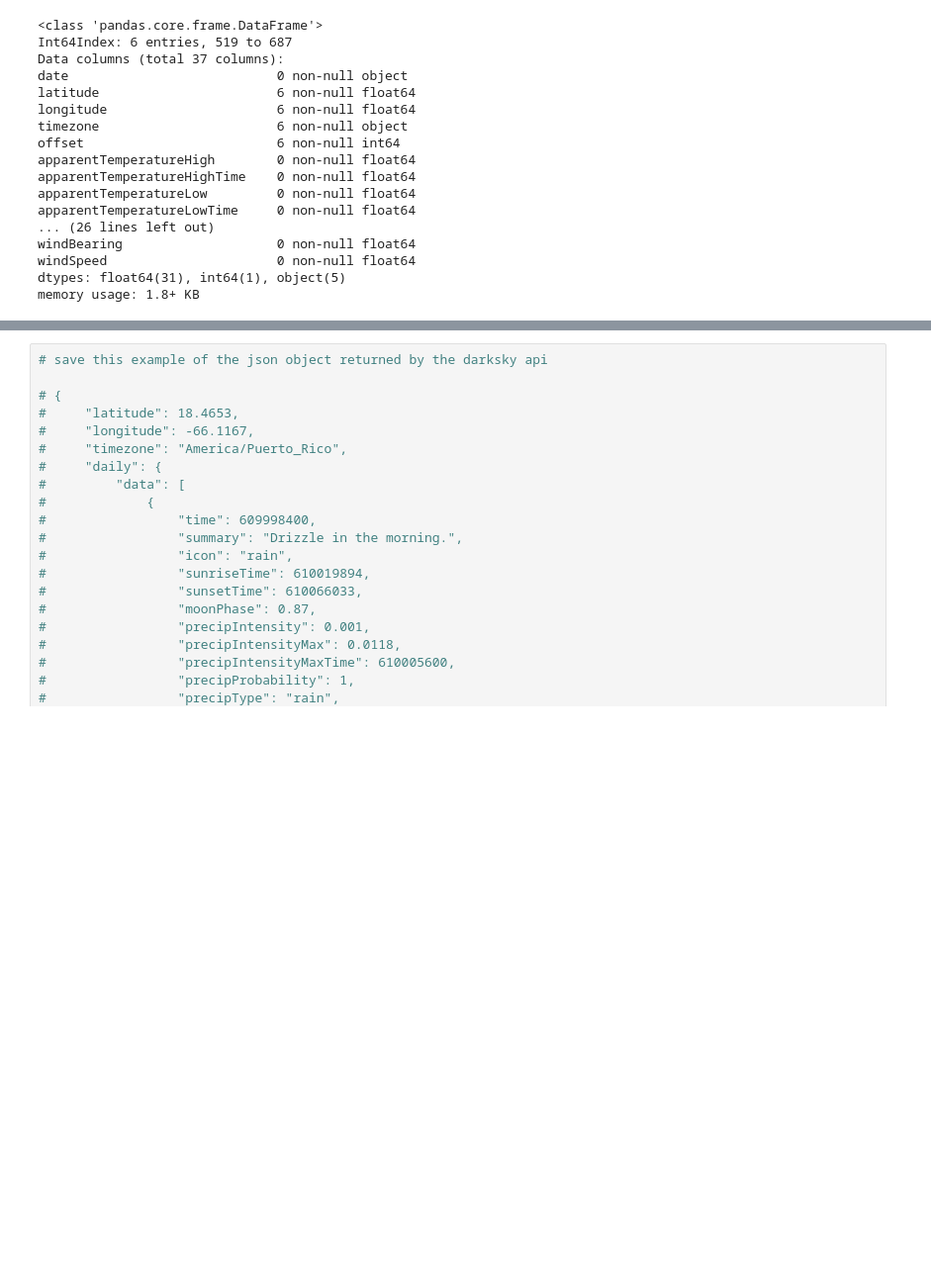
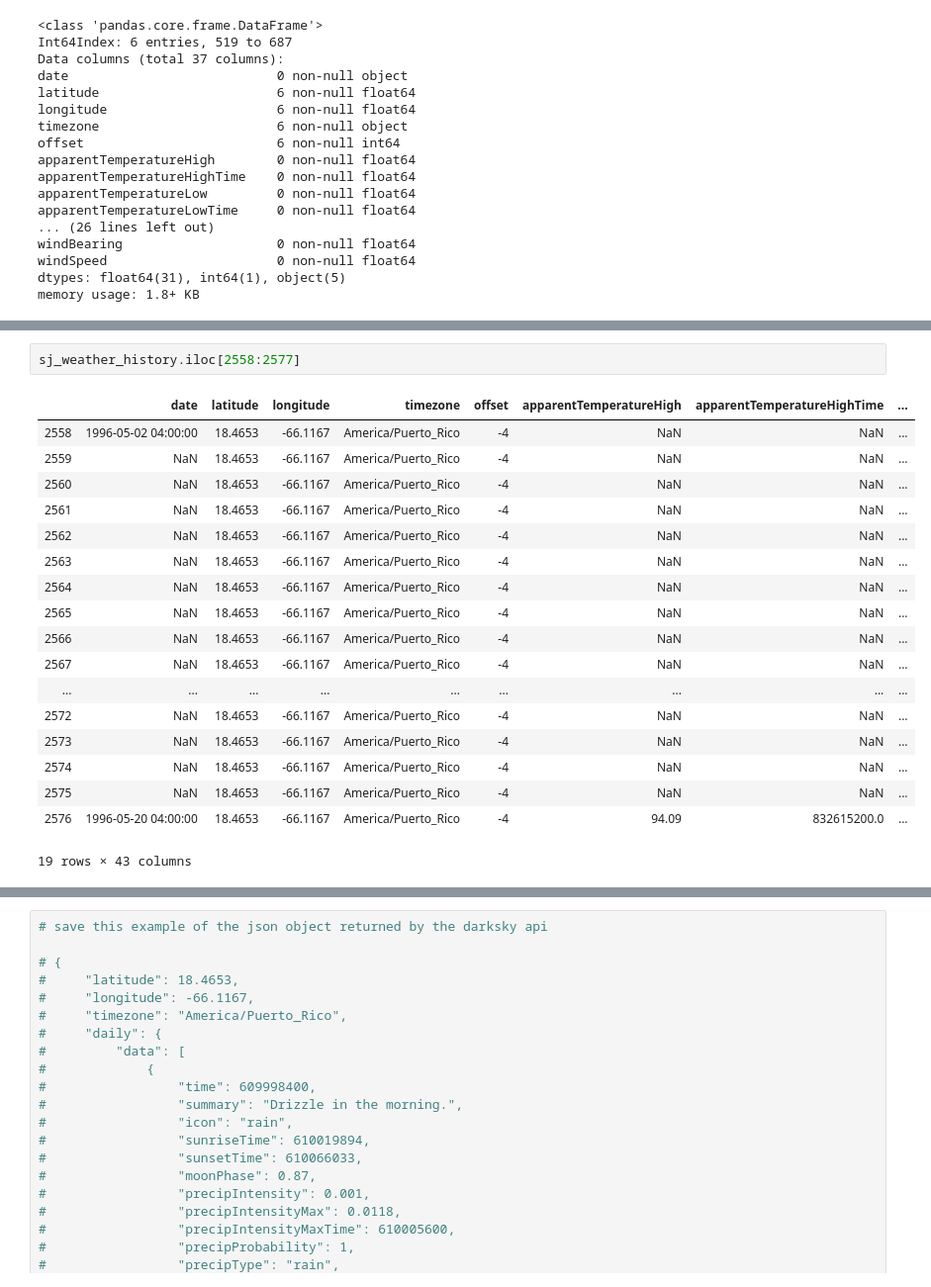
Before and after one commit to iEvidently/dsc-5-capstone-project-online-ds-pt-100118, a Jupyter notebook: dengue_fever_prediction.ipynb, the cells around one changed output, grey strips where cells are left out. Shown: that part at 99% size. Drawn from its saved outputs; the diff is of its cells as text; blank space fills up the shorter version.

```diff
--- a/dengue_fever_prediction.ipynb
+++ b/dengue_fever_prediction.ipynb
@@ -772,0 +812,21 @@ memory usage: 1.8+ KB
+# %%
+sj_weather_history.iloc[2558:2577]
+# %% [output]
+|  | date | latitude | longitude | timezone | offset | apparentTemperatureHigh | apparentTemperatureHighTime | ... |
+| 2558 | 1996-05-02 04:00:00 | 18.4653 | -66.1167 | America/Puerto_Rico | -4 | NaN | NaN | ... |
+| 2559 | NaN | 18.4653 | -66.1167 | America/Puerto_Rico | -4 | NaN | NaN | ... |
+| 2560 | NaN | 18.4653 | -66.1167 | America/Puerto_Rico | -4 | NaN | NaN | ... |
+| 2561 | NaN | 18.4653 | -66.1167 | America/Puerto_Rico | -4 | NaN | NaN | ... |
+| 2562 | NaN | 18.4653 | -66.1167 | America/Puerto_Rico | -4 | NaN | NaN | ... |
+| 2563 | NaN | 18.4653 | -66.1167 | America/Puerto_Rico | -4 | NaN | NaN | ... |
+| 2564 | NaN | 18.4653 | -66.1167 | America/Puerto_Rico | -4 | NaN | NaN | ... |
+| 2565 | NaN | 18.4653 | -66.1167 | America/Puerto_Rico | -4 | NaN | NaN | ... |
+| 2566 | NaN | 18.4653 | -66.1167 | America/Puerto_Rico | -4 | NaN | NaN | ... |
+| 2567 | NaN | 18.4653 | -66.1167 | America/Puerto_Rico | -4 | NaN | NaN | ... |
+| ... | ... | ... | ... | ... | ... | ... | ... | ... |
+| 2572 | NaN | 18.4653 | -66.1167 | America/Puerto_Rico | -4 | NaN | NaN | ... |
+| 2573 | NaN | 18.4653 | -66.1167 | America/Puerto_Rico | -4 | NaN | NaN | ... |
+| 2574 | NaN | 18.4653 | -66.1167 | America/Puerto_Rico | -4 | NaN | NaN | ... |
+| 2575 | NaN | 18.4653 | -66.1167 | America/Puerto_Rico | -4 | NaN | NaN | ... |
+| 2576 | 1996-05-20 04:00:00 | 18.4653 | -66.1167 | America/Puerto_Rico | -4 | 94.09 | 832615200.0 | ... |
+19 rows × 43 columns
```
Also changed, not shown: parts of 28 cells of this notebook, 3 other files.
